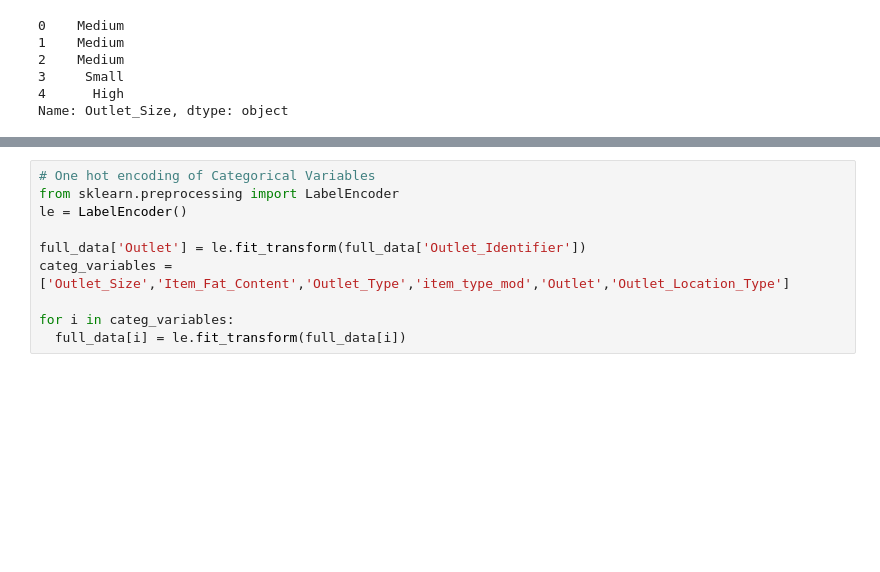
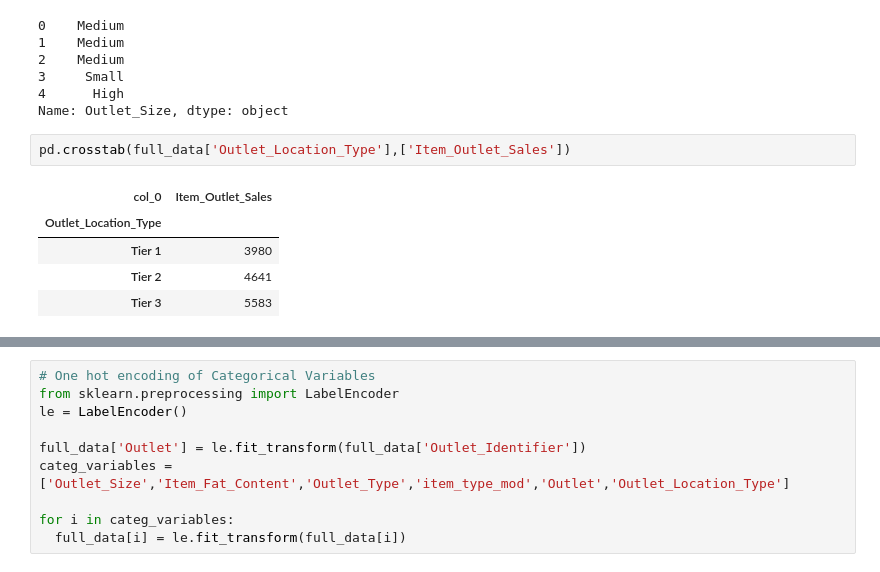
Before and after one commit to IITGuwahati-AI/Learning-Content, a Jupyter notebook: Big_mart_sales_prediction.ipynb, the cells around one changed output, grey strips where cells are left out. Saved outputs shown, nothing was run; the diff lists cells and outputs as text; blank space fills up the shorter version.

```diff
--- a/Big_mart_sales_prediction.ipynb
+++ b/Big_mart_sales_prediction.ipynb
@@ -304,3 +304,11 @@ full_data['Outlet_Size'].head(5)
 3     Small
 4      High
 Name: Outlet_Size, dtype: object
+# %%
+pd.crosstab(full_data['Outlet_Location_Type'],['Item_Outlet_Sales'])
+# %% [output]
+| col_0 | Item_Outlet_Sales |
+| Outlet_Location_Type |  |
+| Tier 1 | 3980 |
+| Tier 2 | 4641 |
+| Tier 3 | 5583 |
```
Also changed, not shown: parts of 4 cells of this notebook.
